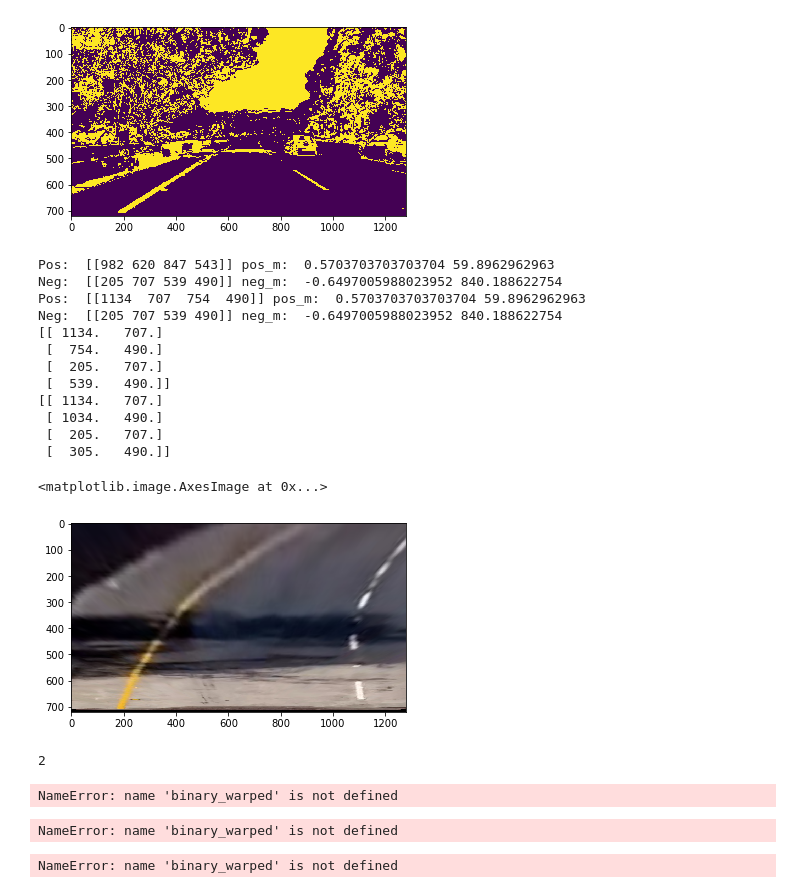
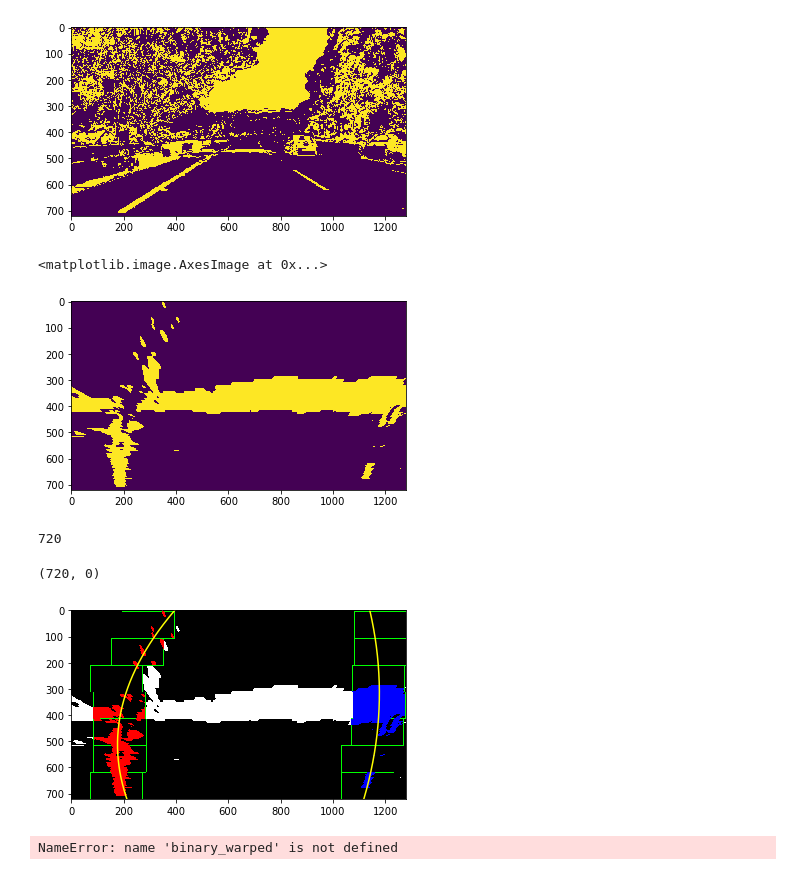
Before and after one commit to hc167/Udacity-SDC-Term-One-AdvancedLaneLines, a Jupyter notebook: P4.ipynb, the cells around one changed output. Saved outputs shown, nothing was run; the diff lists cells and outputs as text; code cells hidden in the pictures.

```diff
--- a/P4.ipynb
+++ b/P4.ipynb
@@ -185,8 +185,8 @@ def getPerspectiveSrcDst(img, rho = 10, theta = 3*np.pi/180, threshold = 12,
     PosLine[0][1] = PosLine[0][3]
     PosLine[0][2] = t1
     PosLine[0][3] = t2
-    print ("Pos: ", PosLine, "pos_m: ", pos_m, pos_b)
-    print ("Neg: ", NegLine, "neg_m: ", neg_m, neg_b)
+#    print ("Pos: ", PosLine, "pos_m: ", pos_m, pos_b)
+#    print ("Neg: ", NegLine, "neg_m: ", neg_m, neg_b)
     if PosLine[0][1] > NegLine[0][1]:
         NegLine[0][1] = PosLine[0][1]
         NegLine[0][0] = int((NegLine[0][1] - neg_b)/neg_m)
@@ -200,69 +200,55 @@ def getPerspectiveSrcDst(img, rho = 10, theta = 3*np.pi/180, threshold = 12,
     else:
         PosLine[0][3] = NegLine[0][3]
         PosLine[0][2] = int((PosLine[0][3] - pos_b)/pos_m)
-    print ("Pos: ", PosLine, "pos_m: ", pos_m, pos_b)
-    print ("Neg: ", NegLine, "neg_m: ", neg_m, neg_b)
+#    print ("Pos: ", PosLine, "pos_m: ", pos_m, pos_b)
+#    print ("Neg: ", NegLine, "neg_m: ", neg_m, neg_b)
     src_point = np.float32([[PosLine[0][0], PosLine[0][1]],
                             [PosLine[0][2], PosLine[0][3]],
                             [NegLine[0][0], NegLine[0][1]],
                             [NegLine[0][2], NegLine[0][3]],
                            ])
 
-    print(src_point)
+#    print(src_point)
     dst_point = np.float32([[PosLine[0][0], PosLine[0][1]],
-                            [PosLine[0][0]-100, PosLine[0][3]],
+                            [PosLine[0][0], PosLine[0][3]],
                             [NegLine[0][0], NegLine[0][1]],
-                            [NegLine[0][0]+100, NegLine[0][3]],
+                            [NegLine[0][0], NegLine[0][3]],
                            ])
-    print(dst_point)
+#    print(dst_point)
     return src_point, dst_point
 # %%
 src_p, dst_p = getPerspectiveSrcDst(final)
 M = cv2.getPerspectiveTransform(src_p, dst_p)
 img_size = (dst.shape[1], dst.shape[0])
-warped = cv2.warpPerspective(dst, M, img_size, flags=cv2.INTER_LINEAR)
+warped = cv2.warpPerspective(final, M, img_size, flags=cv2.INTER_LINEAR)
 plt.imshow(warped)
 # %% [output]
-Pos:  [[982 620 847 543]] pos_m:  0.5703703703703704 59.8962962963
-Neg:  [[205 707 539 490]] neg_m:  -0.6497005988023952 840.188622754
-Pos:  [[1134  707  754  490]] pos_m:  0.5703703703703704 59.8962962963
-Neg:  [[205 707 539 490]] neg_m:  -0.6497005988023952 840.188622754
-[[ 1134.   707.]
- [  754.   490.]
- [  205.   707.]
- [  539.   490.]]
-[[ 1134.   707.]
- [ 1034.   490.]
- [  205.   707.]
- [  305.   490.]]
+<matplotlib.image.AxesImage at 0x...>
-<matplotlib.image.AxesImage at 0x...>
-[figure, old version]
+[figure, new version]
 # %%
-print (len(final.shape))
+print (warped.shape[0])
 # %% [output]
-2
+720
 # %%
-import numpy as np
-import cv2
-import matplotlib.pyplot as plt
-
 # Assuming you have created a warped binary image called "binary_warped"
 # Take a histogram of the bottom half of the image
-histogram = np.sum(binary_warped[binary_warped.shape[0]/2:,:], axis=0)
+histogram = np.sum(warped[int(warped.shape[0]/2):,:], axis=0)
 # Create an output image to draw on and  visualize the result
-out_img = np.dstack((binary_warped, binary_warped, binary_warped))*255
+out_img = np.dstack((warped, warped, warped))*255
 # Find the peak of the left and right halves of the histogram
 # These will be the starting point for the left and right lines
 midpoint = np.int(histogram.shape[0]/2)
 leftx_base = np.argmax(histogram[:midpoint])
 rightx_base = np.argmax(histogram[midpoint:]) + midpoint
 
+
+
 # Choose the number of sliding windows
-nwindows = 9
+nwindows = 7
 # Set height of windows
-window_height = np.int(binary_warped.shape[0]/nwindows)
+window_height = np.int(warped.shape[0]/nwindows)
 # Identify the x and y positions of all nonzero pixels in the image
-nonzero = binary_warped.nonzero()
+nonzero = warped.nonzero()
 nonzeroy = np.array(nonzero[0])
 nonzerox = np.array(nonzero[1])
 # Current positions to be updated for each window
@@ -279,8 +265,8 @@ right_lane_inds = []
 # Step through the windows one by one
 for window in range(nwindows):
     # Identify window boundaries in x and y (and right and left)
-    win_y_low = binary_warped.shape[0] - (window+1)*window_height
-    win_y_high = binary_warped.shape[0] - window*window_height
+    win_y_low = warped.shape[0] - (window+1)*window_height
+    win_y_high = warped.shape[0] - window*window_height
     win_xleft_low = leftx_current - margin
     win_xleft_high = leftx_current + margin
     win_xright_low = rightx_current - margin
@@ -317,11 +303,8 @@ righty = nonzeroy[right_lane_inds]
 # Fit a second order polynomial to each
 left_fit = np.polyfit(lefty, leftx, 2)
 right_fit = np.polyfit(righty, rightx, 2)
-# %% [output]
-NameError: name 'binary_warped' is not defined
 # %%
-# Generate x and y values for plotting
-ploty = np.linspace(0, binary_warped.shape[0]-1, binary_warped.shape[0] )
+ploty = np.linspace(0, warped.shape[0]-1, warped.shape[0] )
 left_fitx = left_fit[0]*ploty**2 + left_fit[1]*ploty + left_fit[2]
 right_fitx = right_fit[0]*ploty**2 + right_fit[1]*ploty + right_fit[2]
 
@@ -333,7 +316,8 @@ plt.plot(right_fitx, ploty, color='yellow')
 plt.xlim(0, 1280)
 plt.ylim(720, 0)
 # %% [output]
-NameError: name 'binary_warped' is not defined
+(720, 0)
+[figure, added]
 # %%
 # Assume you now have a new warped binary image
 # from the next frame of video (also called "binary_warped")
```
